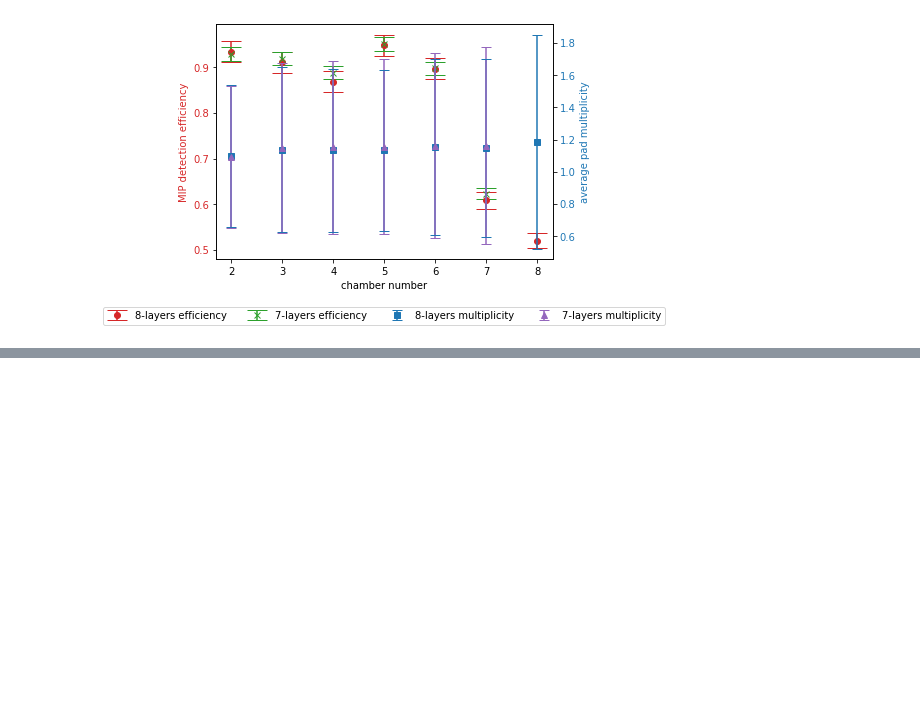
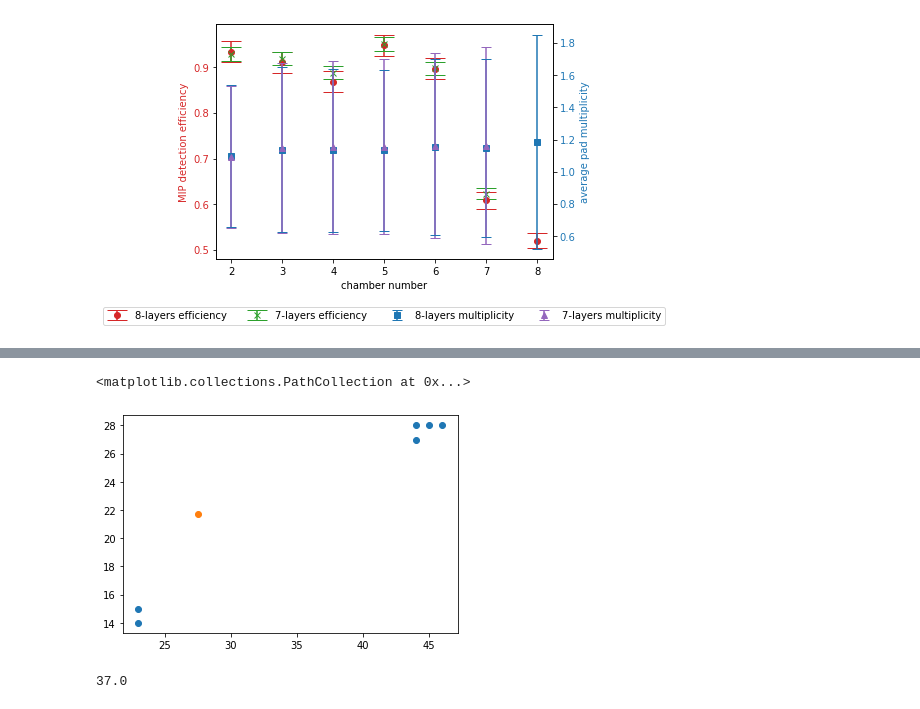
Before and after one commit to dansichi/RPWELL_SDHCAL_analysis, a Jupyter notebook: Untitled.ipynb, the cells around one changed output, grey strips where cells are left out. Drawn from its saved outputs; the diff is of its cells as text; code cells hidden in the pictures; blank space fills up the shorter version.

```diff
--- a/Untitled.ipynb
+++ b/Untitled.ipynb
@@ -411,0 +414,3 @@ plt.show()
+# %%
+mip_df = pd.read_csv('mips_with_clusters_20200312_1859.csv')
+mip_df.head()
@@ -411,0 +448,5 @@ plt.show()
+# %%
+example = mip_df[mip_df.cl_members.agg(lambda x: len(x)==2)].iloc[2]
+# %%
+import ast
+litX = lambda x: ast.literal_eval(x)
@@ -411,0 +470,9 @@ plt.show()
+# %%
+hits = [litX(example.xpos), litX(example.ypos)]
+expected = (float(example.zx0)*int(example.chbid) + float(example.zx1), float(example.zy0)*int(example.chbid) + float(example.zy1))
+# %%
+plt.scatter(hits[0], hits[1])
+plt.scatter(expected[0], expected[1])
+# %% [output]
+<matplotlib.collections.PathCollection at 0x...>
+[figure, added]
@@ -411,0 +481,8 @@ plt.show()
+# %%
+import re
+
+
+res = float(re.findall(r'\d+.\d', tmp)[0] )
+res
+# %% [output]
+37.0
```
Also changed, not shown: parts of 14 cells of this notebook, 3 other files.
